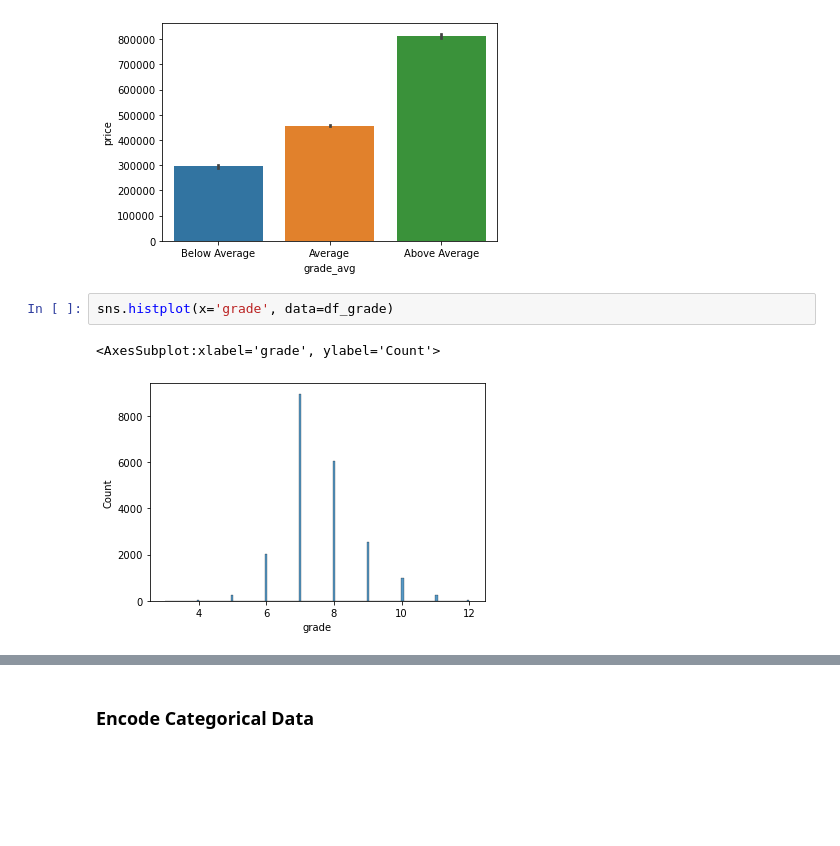
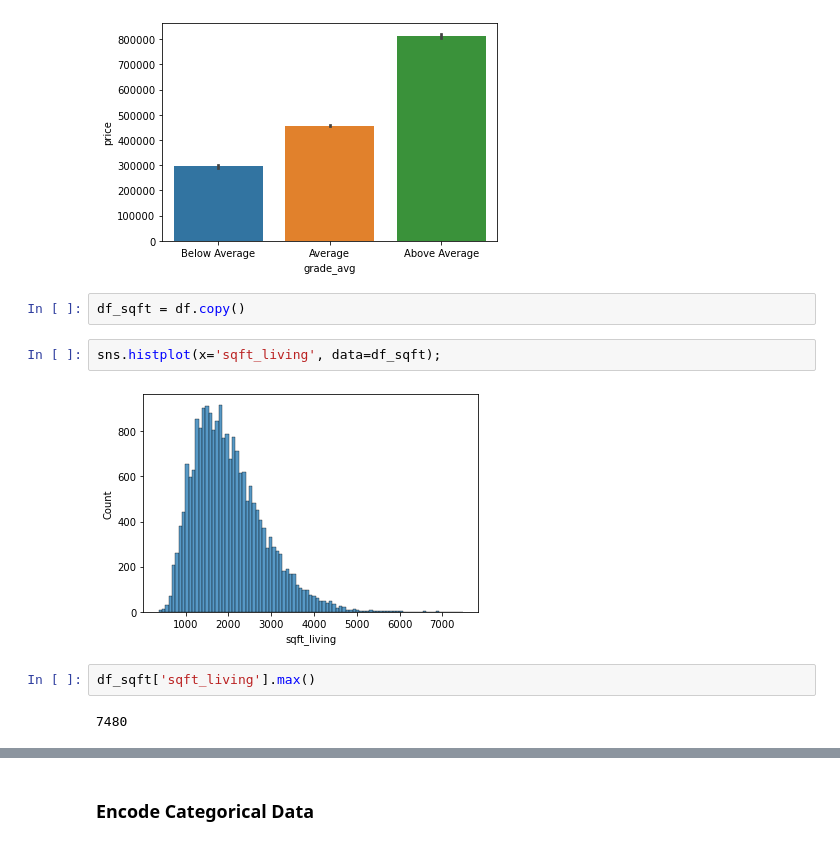
Before and after one commit to danielhlee4/HousingSalePricePrediction, a Jupyter notebook: HousingAnalysis.ipynb, the cells around one changed output, grey strips where cells are left out. Cells and saved outputs as stored; diff of their text form; blank space fills up the shorter version.

```diff
--- a/HousingAnalysis.ipynb
+++ b/HousingAnalysis.ipynb
@@ -634,8 +633,13 @@ sns.barplot(x="grade_avg", y="price", data=df_grade, order=['Below Average','Ave
 # %% [output]
 <AxesSubplot:xlabel='grade_avg', ylabel='price'>
 [figure]
+# %%
+df_sqft = df.copy()
 # %%
-sns.histplot(x='grade', data=df_grade)
+sns.histplot(x='sqft_living', data=df_sqft);
 # %% [output]
-<AxesSubplot:xlabel='grade', ylabel='Count'>
-[figure, old version]
+[figure, new version]
+# %%
+df_sqft['sqft_living'].max()
+# %% [output]
+7480
```
Also changed, not shown: parts of 34 cells of this notebook.
